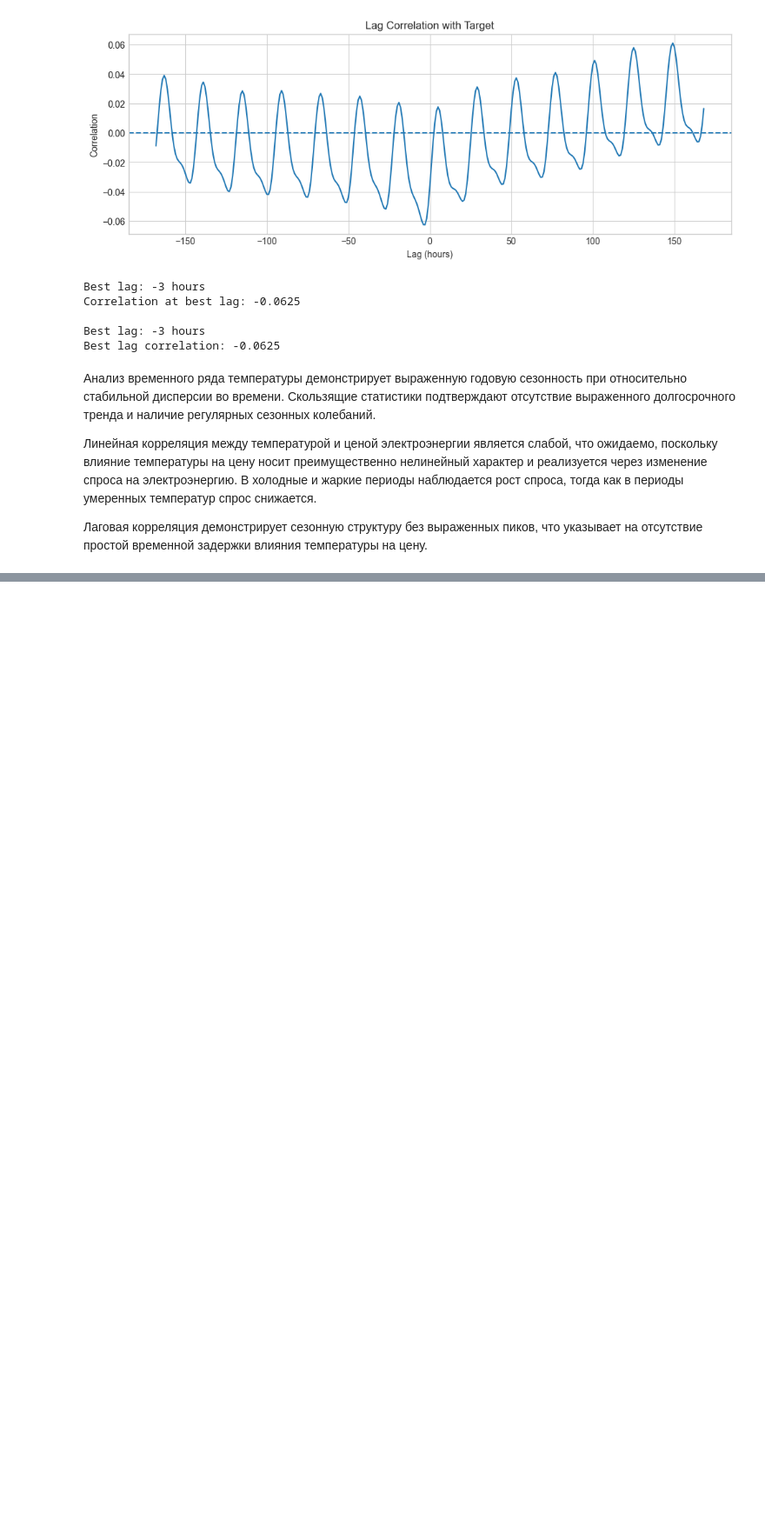
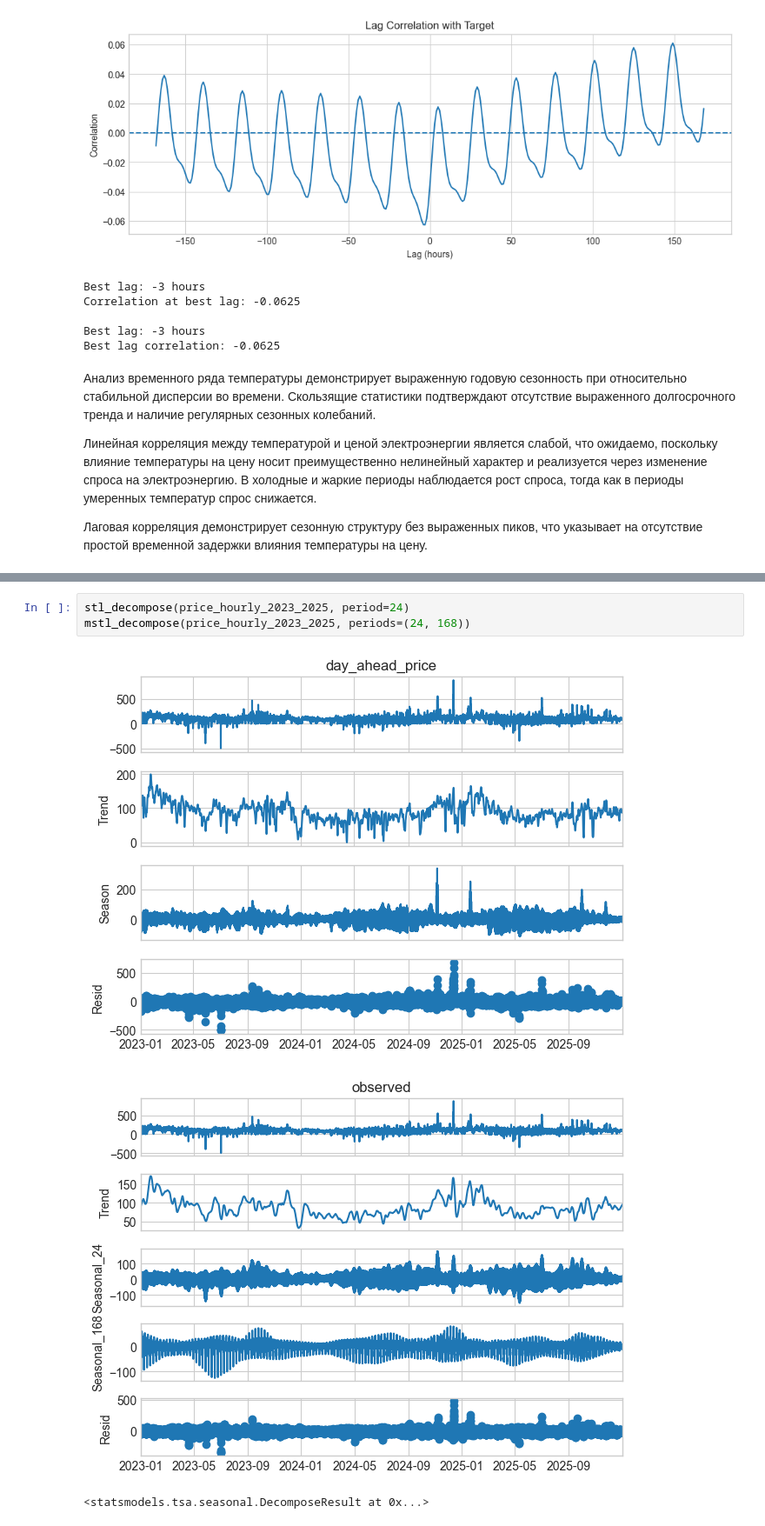
Before and after one commit to ElenaIbr/electricity-price-forecasting-nl, a Jupyter notebook: notebooks/02_eda.ipynb, the cells around one changed output, grey strips where cells are left out. Shown at 87% size. Cells and saved outputs as stored; diff of their text form; blank space fills up the shorter version.

```diff
--- a/notebooks/02_eda.ipynb
+++ b/notebooks/02_eda.ipynb
@@ -1070,0 +1196,7 @@ Best lag correlation: -0.0625
+# %%
+stl_decompose(price_hourly_2023_2025, period=24)
+mstl_decompose(price_hourly_2023_2025, periods=(24, 168))
+# %% [output]
+[figure, added]
+[figure, added]
+<statsmodels.tsa.seasonal.DecomposeResult at 0x...>
```
Also changed, not shown: parts of 64 cells of this notebook.
